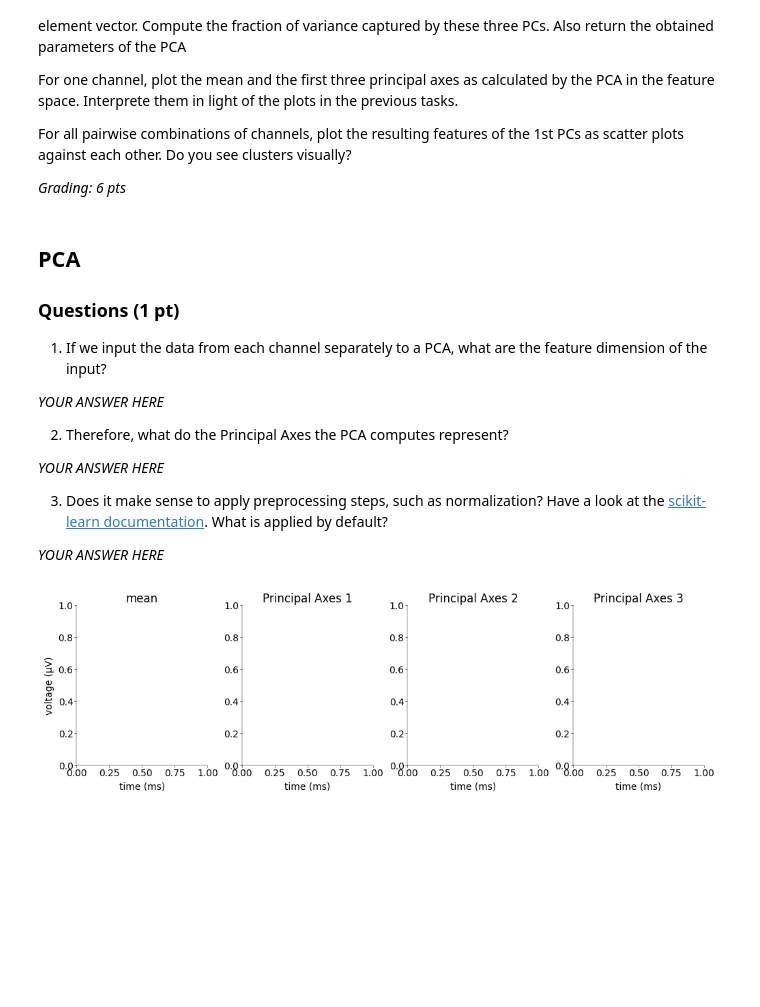
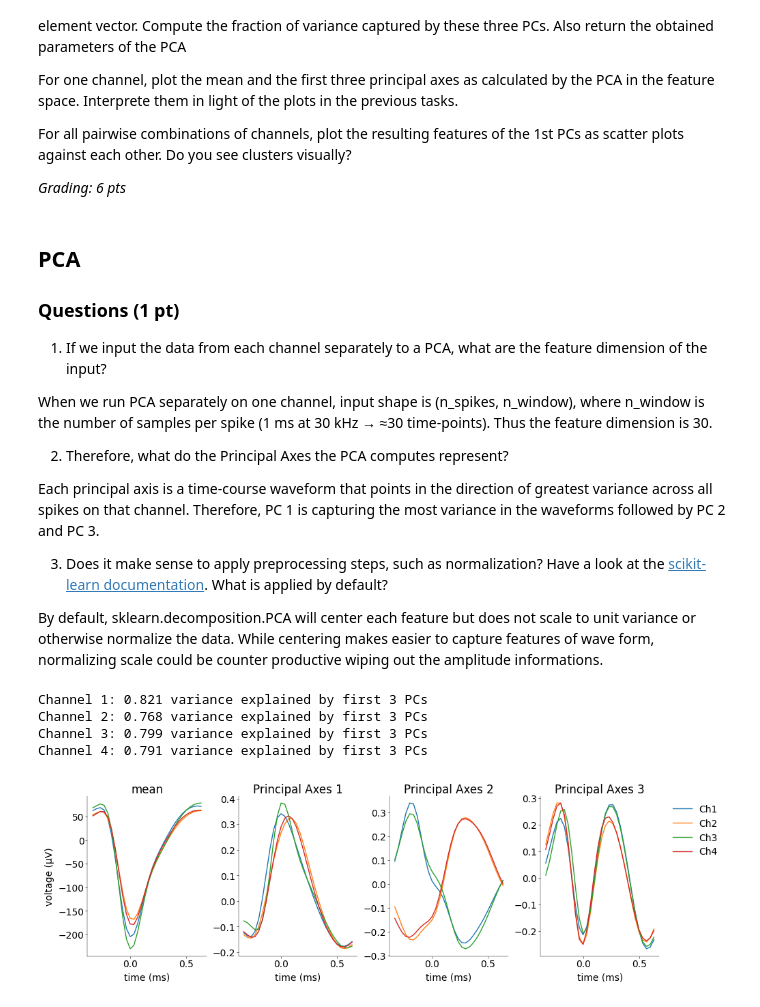
Before and after one commit to JuliusGrote/NDS_2025, a Jupyter notebook: notebooks/CodingLab1.ipynb, the cells around one changed output. Cells and saved outputs as stored; diff of their text form; code cells hidden in the pictures; blank space fills up the shorter version.

```diff
--- a/notebooks/CodingLab1.ipynb
+++ b/notebooks/CodingLab1.ipynb
@@ -297,4 +315,6 @@ def detect_spikes(
 # %%
+# s, t, th, peak_ch = detect_spikes(xf.values, fs, N=5, lockout=1.0)
+
 mosaic = [
     ["Ch1"],
     ["Ch2"],
@@ -309,6 +329,9 @@ fig, ax = plt.subplot_mosaic(
 # plot signal, threshold and detected spikes and answer the questions (1+1 pts)
 # ------------------------------------------------------------------------------
 
+T = 3000
+t = np.arange(0, T) * dt
+
 for i, col in enumerate(cols):
 
     ax[col].set_ylim((-400, 400))
@@ -317,6 +340,15 @@ for i, col in enumerate(cols):
 
     ax[col].set_title(col, loc="left")
 
+    ax[col].plot(t, xf.iloc[:T, i], color="black", lw=0.5)
+    if type(thrd) == list:
+        ax[col].plot(t, np.ones(T) * thrd, color="red", lw=0.5)
+    else:
+        ax[col].plot(t, np.ones(T) * thrd, color="red", lw=0.5)
+    for spike in s:
+        if spike < T:
+            ax[col].plot(t[spike], xf.iloc[spike, i], "ro", markersize=2)
+
     if col != "Ch4":
         ax[col].set_xticklabels([])
     else:
@@ -461,15 +526,15 @@ For all pairwise combinations of channels, plot the resulting features of the 1s
 ### Questions (1 pt)
 1) If we input the data from each channel separately to a PCA, what are the feature dimension of the input?
 
-_YOUR ANSWER HERE_
+When we run PCA separately on one channel, input shape is (n_spikes, n_window), where n_window is the number of samples per spike (1 ms at 30 kHz → ≈30 time-points). Thus the feature dimension is 30.
 
 2) Therefore, what do the Principal Axes the PCA computes represent?
 
-_YOUR ANSWER HERE_
+Each principal axis is a time-course waveform that points in the direction of greatest variance across all spikes on that channel. Therefore, PC 1 is capturing the most variance in the waveforms followed by PC 2 and PC 3.
 
 3) Does it make sense to apply preprocessing steps, such as normalization? Have a look at the [scikit-learn documentation](https://scikit-learn.org/stable/modules/generated/sklearn.decomposition.PCA.html). What is applied by default?
 
-_YOUR ANSWER HERE_
+By default, sklearn.decomposition.PCA will center each feature but does not scale to unit variance or otherwise normalize the data. While centering makes easier to capture features of wave form, normalizing scale could be counter productive wiping out the amplitude informations.
 # %%
 """Solution"""
 
@@ -513,38 +578,64 @@ def extract_features(w: np.ndarray) -> np.ndarray:
     # ----------------------------------------------
     # obtain first 3 principle components (1.5 pts)
     # ----------------------------------------------
+    n_spikes, length_window, n_channels = w.shape
 
-    # -----------------------------------------------------------------------------------------------------
-    # Print the fraction of variance explained by the three components combined for each channel (0.5 pts)
-    # -----------------------------------------------------------------------------------------------------
+    # Preallocate
+    b = np.zeros((n_spikes, 3 * n_channels))
+    means = np.zeros((n_channels, length_window))
+    pcs = np.zeros((n_channels, 3, length_window))
+    var_frac = np.zeros(n_channels)
 
-    pass
+    # Channel‐wise PCA
+    for ch in range(n_channels):
+        data = w[:, :, ch]
+        pca = PCA(n_components=3)
+        feats = pca.fit_transform(data)  # (n_spikes, 3)
+        b[:, 3 * ch : 3 * ch + 3] = feats  # place in feature matrix
+        means[ch] = pca.mean_  # (length_window,)
+        pcs[ch] = pca.components_  # (3, length_window)
+        var_frac[ch] = pca.explained_variance_ratio_.sum()
+
+    # Report variance explained
+    for ch in range(n_channels):
+        print(f"Channel {ch+1}: {var_frac[ch]:.3f} variance explained by first 3 PCs")
+
+    return b, means, pcs
+
+
+b, means, pcs = extract_features(w)
+# %% [output]
+Channel 1: 0.821 variance explained by first 3 PCs
+Channel 2: 0.768 variance explained by first 3 PCs
+Channel 3: 0.799 variance explained by first 3 PCs
+Channel 4: 0.791 variance explained by first 3 PCs
 # %%
 """Solution"""
 
 # ------------------------------------------------------------------------------------------------------------------
 # Plot the mean of each channel and the three principal axes obtained by the PCA and answer the questions (1+1 pts)
 # ------------------------------------------------------------------------------------------------------------------
 
 mosaic = [
     ["mean", "Principal Axes 1", "Principal Axes 2", "Principal Axes 3"],
 ]
 fig, ax = plt.subplot_mosaic(
     mosaic=mosaic, figsize=(10, 3), layout="constrained", dpi=100
 )
 
-for channel in range(4):
-    for i, mo in enumerate(np.ravel(mosaic)):
+for ch in range(4):
+    ax["mean"].plot(time_ms, means[ch], label=f"Ch{ch+1}")
+    for i in range(3):
+        ax[f"Principal Axes {i+1}"].plot(time_ms, pcs[ch, i], label=f"Ch{ch+1}")
 
-        ax[mo].set_xlabel("time (ms)")
-        ax[mo].set_title(mo)
-
-ax[mosaic[0][0]].set_ylabel("voltage (μV)")
-ax[mosaic[0][-1]].legend(
-    ["Channel " + str(i) for i in range(4)],
-    bbox_to_anchor=(1.04, 1),
-    loc="upper left",
+# formatting
+for key in ax:
+    ax[key].set_xlabel("time (ms)")
+    ax[key].set_title(key)
+ax["mean"].set_ylabel("voltage (μV)")
+ax["Principal Axes 3"].legend(
+    [f"Ch{i+1}" for i in range(4)], bbox_to_anchor=(1.04, 1), loc="upper left"
 )
 plt.show()
 # %% [output]
-[figure, old version]
+[figure, new version]
```
Also changed, not shown: parts of 20 cells of this notebook.
